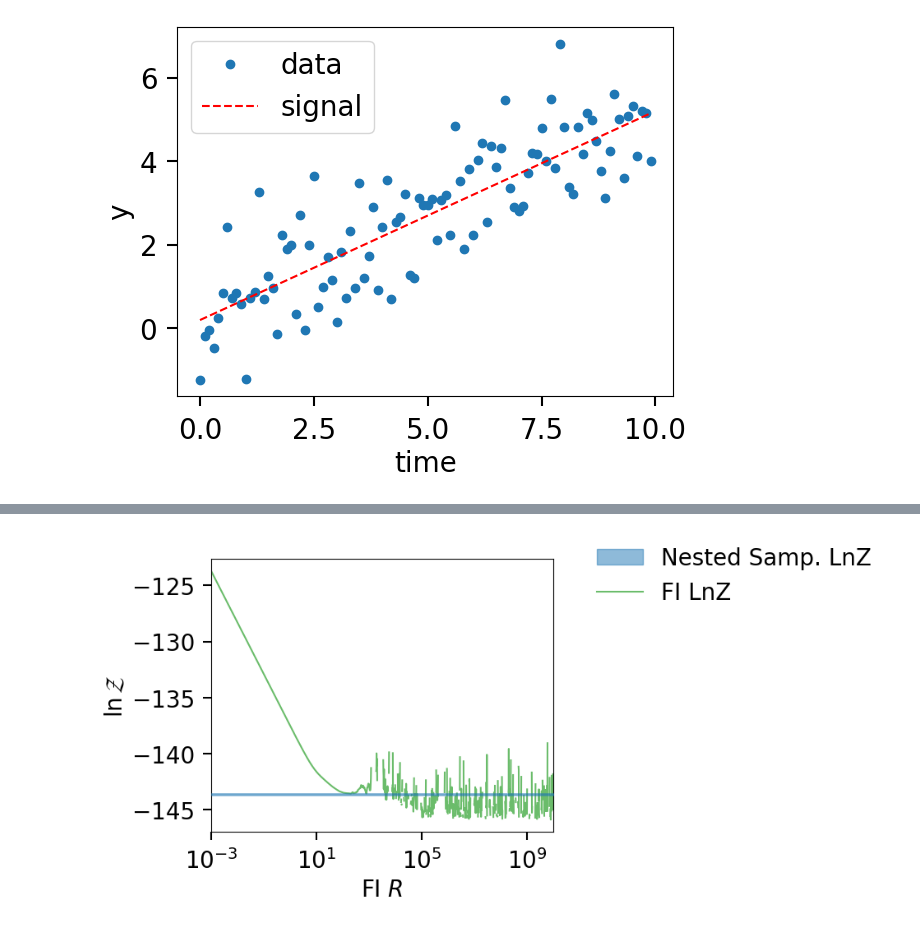
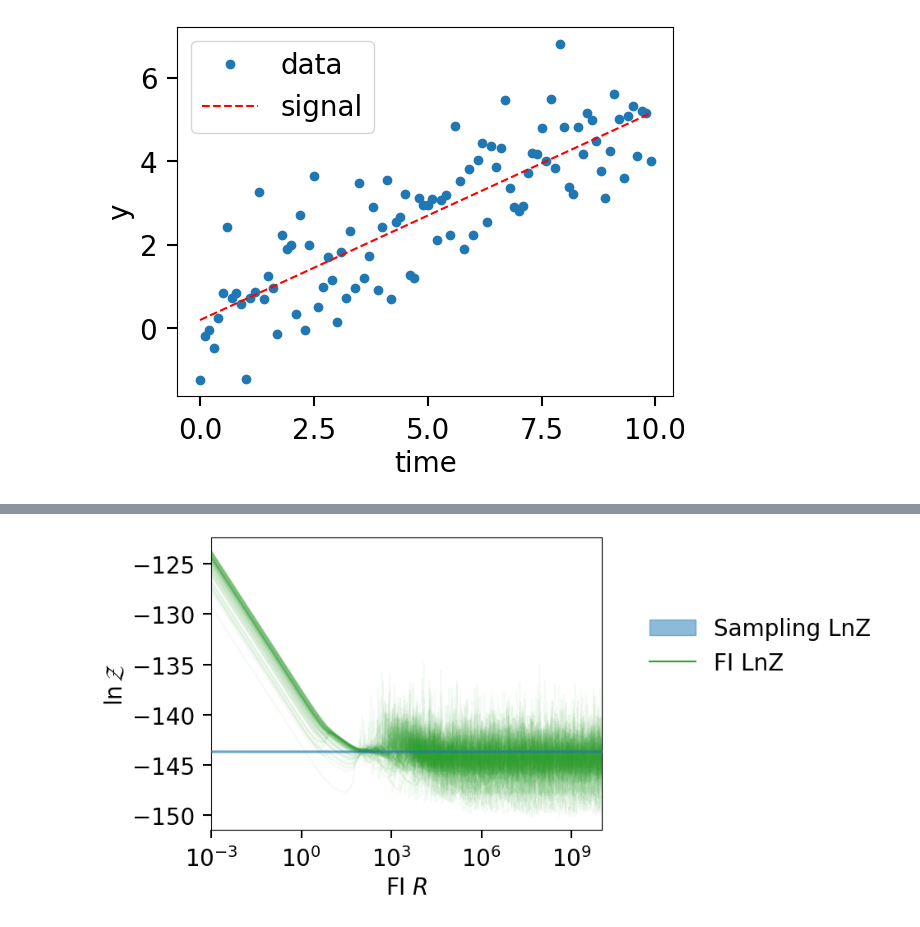
Before and after one commit to avivajpeyi/funnel, a Jupyter notebook: docs/examples/linear_regression.ipynb, the cells around one changed output, grey strips where cells are left out. Saved outputs shown, nothing was run; the diff lists cells and outputs as text; code cells hidden in the pictures.

```diff
--- a/docs/examples/linear_regression.ipynb
+++ b/docs/examples/linear_regression.ipynb
@@ -46,0 +10,20 @@ rcParams.update({'font.size': 20})
+# %%
+import os, shutil
+import numpy as np
+import warnings
+from matplotlib import pyplot as plt
+import bilby
+import logging
+from funnel.plotting import plot_fi_evidence_results
+from funnel.fi_core import get_fi_lnz_list
+
+CLEAN = True
+OUTDIR = 'out_line'
+
+if os.path.exists(OUTDIR) and CLEAN:
+    shutil.rmtree(OUTDIR)
+os.makedirs(OUTDIR, exist_ok=True)
+
+np.random.seed(42)
+warnings.filterwarnings("ignore")
+logging.getLogger('bilby').setLevel(logging.CRITICAL)
@@ -115,0 +161,3 @@ result.posterior
+# %%
+lnz_file = f"{OUTDIR}/lnz.npz"
+lnzs, r_vals = get_fi_lnz_list(result.posterior, num_ref_params=100, cache_fn=lnz_file)
@@ -115,0 +167,5 @@ result.posterior
+# %%
+plt_kwgs = dict(lnzs=lnzs, r_vals=r_vals, sampling_lnz=[lnz + lnz_err, lnz - lnz_err], )
+
+fig = plot_fi_evidence_results(**plt_kwgs)
+fig.tight_layout()
@@ -116,5 +174,5 @@ result.posterior
 # %%
-fig = plot_fi_evidence_results(result, priors, likelihood)
+fig = plot_fi_evidence_results(**plt_kwgs, plot_inividual_lnzs=True)
 fig.tight_layout()
 # %% [output]
-[figure, old version]
+[figure, new version]
```
Also changed, not shown: parts of 19 cells of this notebook, 16 other files.
